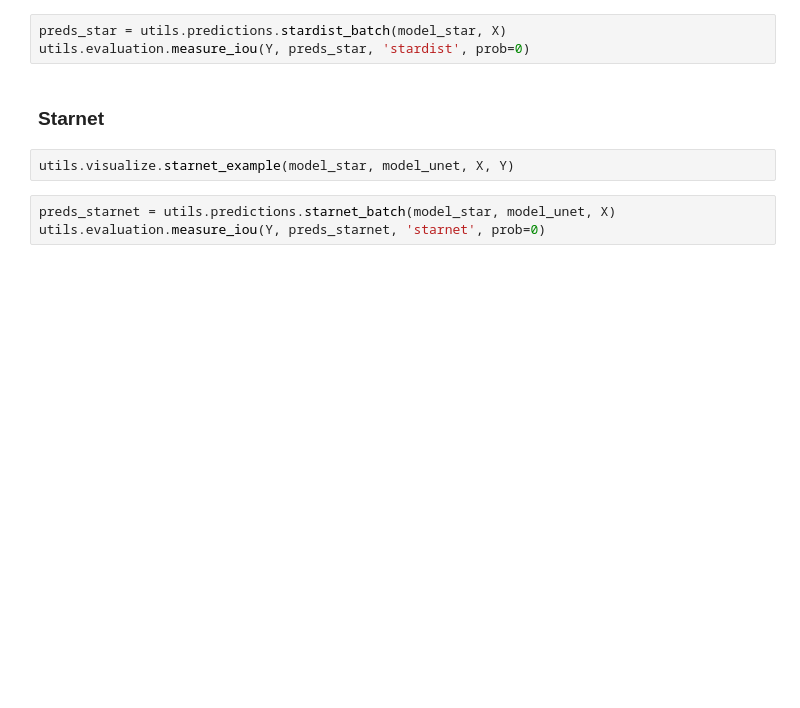
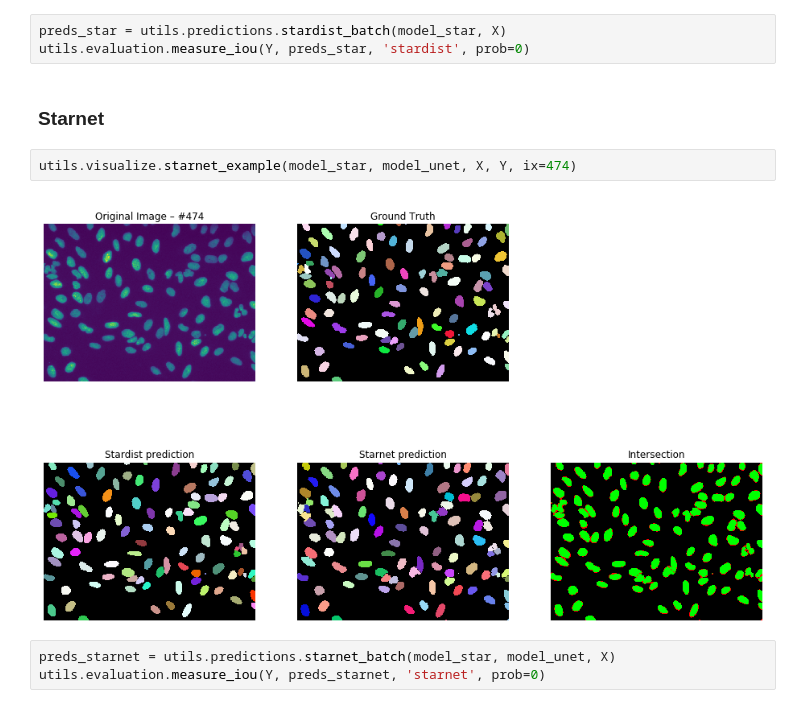
Before and after one commit to BBQuercus/nuclear_segmentation, a Jupyter notebook: 03_Predictions.ipynb, the cells around one changed output. Saved outputs shown, nothing was run; the diff lists cells and outputs as text; blank space fills up the shorter version.

```diff
--- a/03_Predictions.ipynb
+++ b/03_Predictions.ipynb
@@ -60,7 +94,9 @@ utils.evaluation.measure_iou(Y, preds_star, 'stardist', prob=0)
 # %% [markdown]
 ### Starnet
 # %%
-utils.visualize.starnet_example(model_star, model_unet, X, Y)
+utils.visualize.starnet_example(model_star, model_unet, X, Y, ix=474)
+# %% [output]
+[figure, added]
 # %%
 preds_starnet = utils.predictions.starnet_batch(model_star, model_unet, X)
 utils.evaluation.measure_iou(Y, preds_starnet, 'starnet', prob=0)
```
Also changed, not shown: parts of 8 cells of this notebook, 8 other files.
